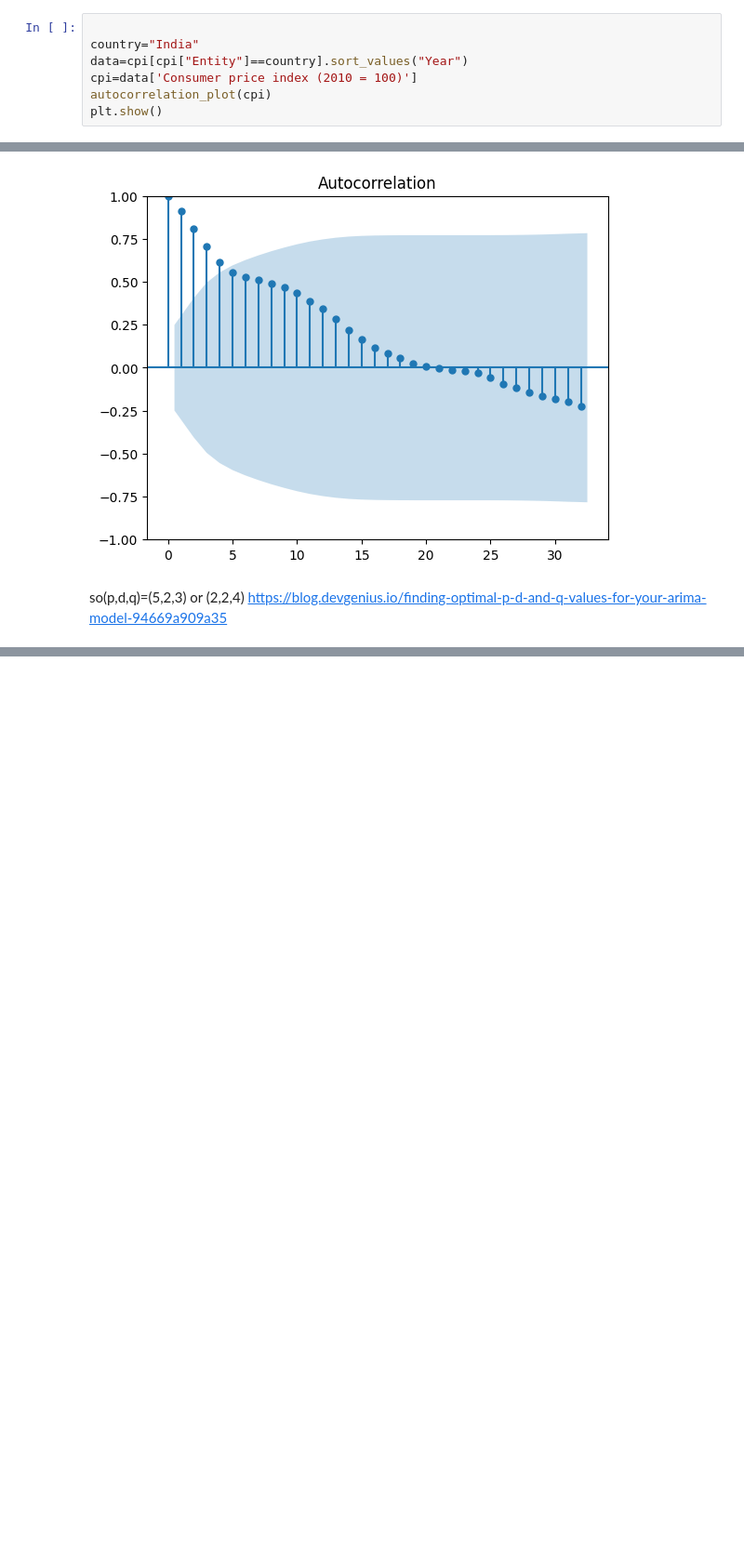
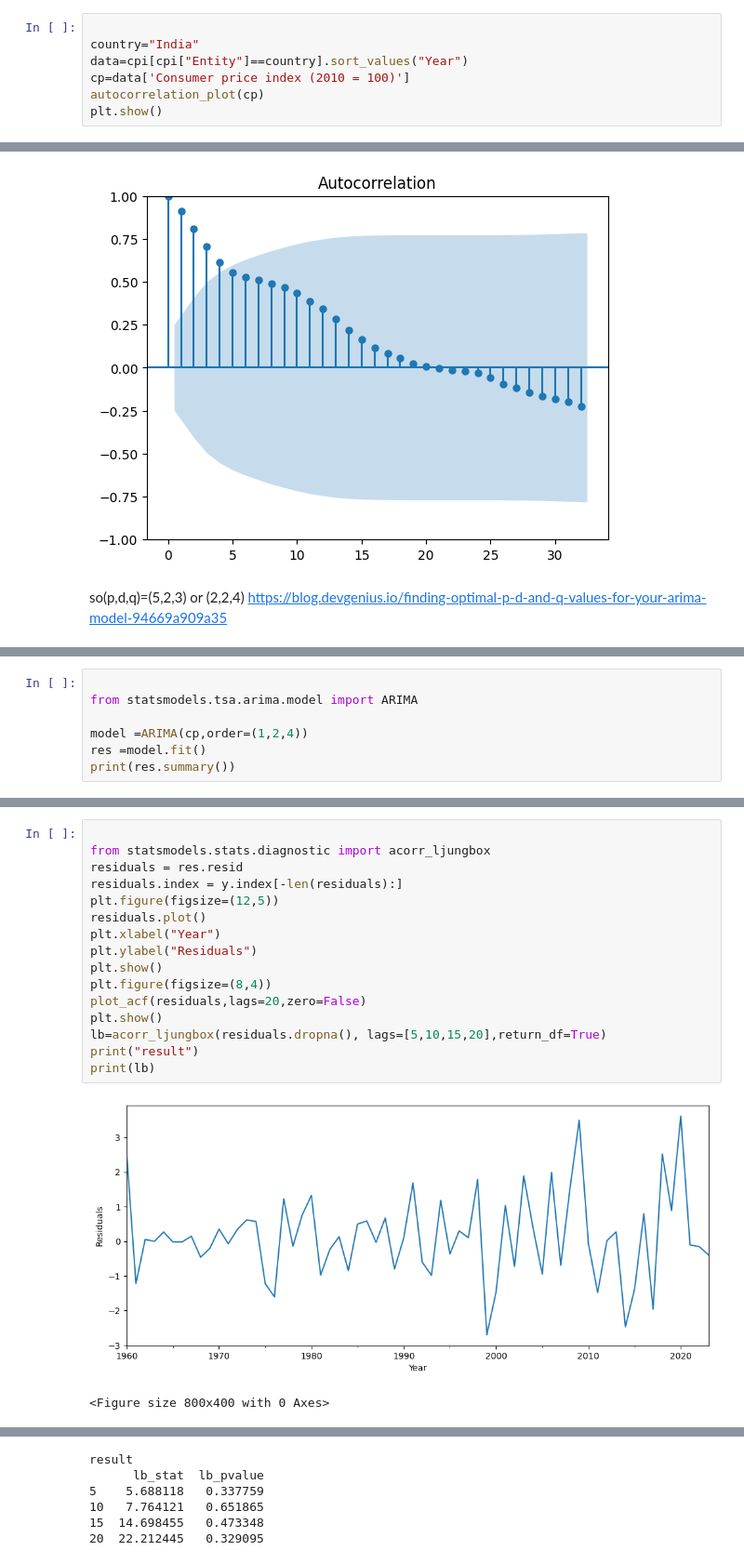
Before and after one commit to Lestonrego/Time-series, a Jupyter notebook: Time_Series.ipynb, the cells around one changed output, grey strips where cells are left out. Shown at 93% size. Drawn from its saved outputs; the diff is of its cells as text; blank space fills up the shorter version.

```diff
--- a/Time_Series.ipynb
+++ b/Time_Series.ipynb
@@ -533,8 +533,8 @@ cpi.head()
 
 country="India"
 data=cpi[cpi["Entity"]==country].sort_values("Year")
-cpi=data['Consumer price index (2010 = 100)']
-autocorrelation_plot(cpi)
+cp=data['Consumer price index (2010 = 100)']
+autocorrelation_plot(cp)
 plt.show()
 # %% [output]
 [figure]
@@ -575,0 +584,7 @@ so(p,d,q)=(5,2,3) or (2,2,4) https://blog.devgenius.io/finding-optimal-p-d-and-q
+# %%
+
+from statsmodels.tsa.arima.model import ARIMA
+
+model =ARIMA(cp,order=(1,2,4))
+res =model.fit()
+print(res.summary())
@@ -575,0 +609,19 @@ so(p,d,q)=(5,2,3) or (2,2,4) https://blog.devgenius.io/finding-optimal-p-d-and-q
+# %%
+
+from statsmodels.stats.diagnostic import acorr_ljungbox
+residuals = res.resid
+residuals.index = y.index[-len(residuals):]
+plt.figure(figsize=(12,5))
+residuals.plot()
+plt.xlabel("Year")
+plt.ylabel("Residuals")
+plt.show()
+plt.figure(figsize=(8,4))
+plot_acf(residuals,lags=20,zero=False)
+plt.show()
+lb=acorr_ljungbox(residuals.dropna(), lags=[5,10,15,20],return_df=True)
+print("result")
+print(lb)
+# %% [output]
+[figure, added]
+<Figure size 800x400 with 0 Axes>
@@ -575,0 +629,6 @@ so(p,d,q)=(5,2,3) or (2,2,4) https://blog.devgenius.io/finding-optimal-p-d-and-q
+result
+      lb_stat  lb_pvalue
+5    5.688118   0.337759
+10   7.764121   0.651865
+15  14.698455   0.473348
+20  22.212445   0.329095
```
Also changed, not shown: parts of 14 cells of this notebook.
